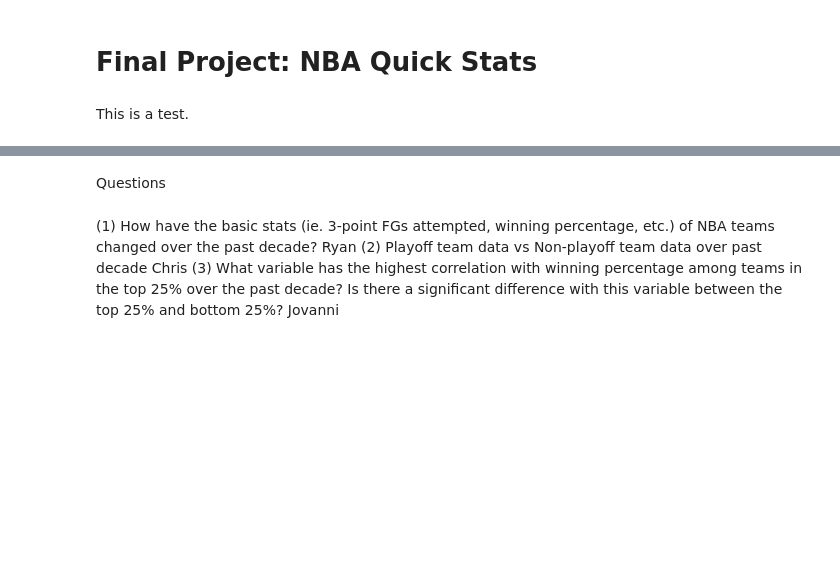
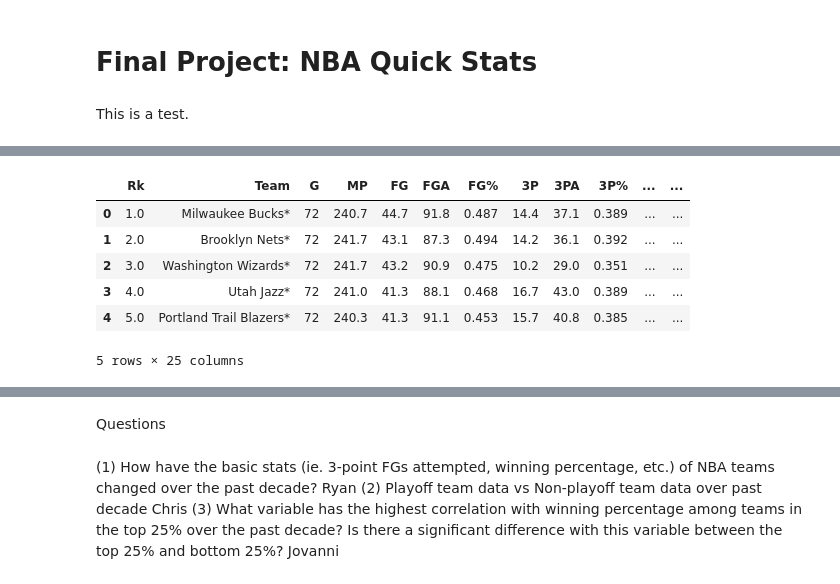
Before and after one commit to cs2027/stat-303-1-project, a Jupyter notebook: final-project.ipynb, the cells around one changed output, grey strips where cells are left out. Cells and saved outputs as stored; diff of their text form; code cells hidden in the pictures; blank space fills up the shorter version.

```diff
--- a/final-project.ipynb
+++ b/final-project.ipynb
@@ -32,0 +51,11 @@ tables[4].sort_values('PTS', ascending=False)
+# %%
+df_2021 = tables[4].sort_values('PTS', ascending=False)
+df_2021.head()
+# %% [output]
+|  | Rk | Team | G | MP | FG | FGA | FG% | 3P | 3PA | 3P% | ... | ... |
+| 0 | 1.0 | Milwaukee Bucks* | 72 | 240.7 | 44.7 | 91.8 | 0.487 | 14.4 | 37.1 | 0.389 | ... | ... |
+| 1 | 2.0 | Brooklyn Nets* | 72 | 241.7 | 43.1 | 87.3 | 0.494 | 14.2 | 36.1 | 0.392 | ... | ... |
+| 2 | 3.0 | Washington Wizards* | 72 | 241.7 | 43.2 | 90.9 | 0.475 | 10.2 | 29.0 | 0.351 | ... | ... |
+| 3 | 4.0 | Utah Jazz* | 72 | 241.0 | 41.3 | 88.1 | 0.468 | 16.7 | 43.0 | 0.389 | ... | ... |
+| 4 | 5.0 | Portland Trail Blazers* | 72 | 240.3 | 41.3 | 91.1 | 0.453 | 15.7 | 40.8 | 0.385 | ... | ... |
+5 rows × 25 columns
```
Also changed, not shown: parts of 6 cells of this notebook.
